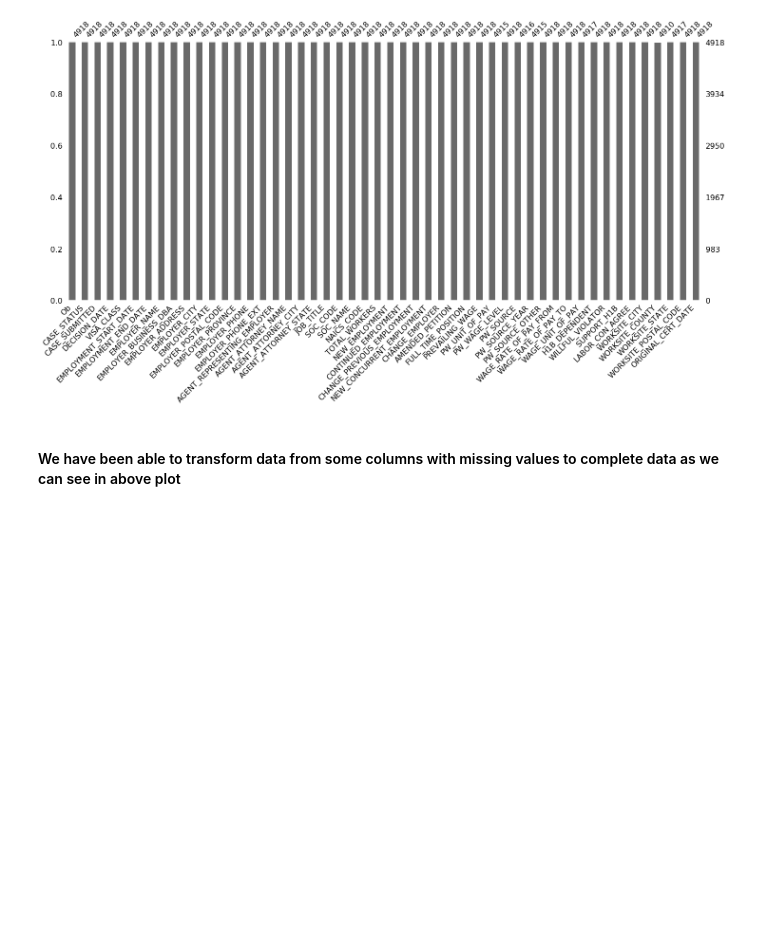
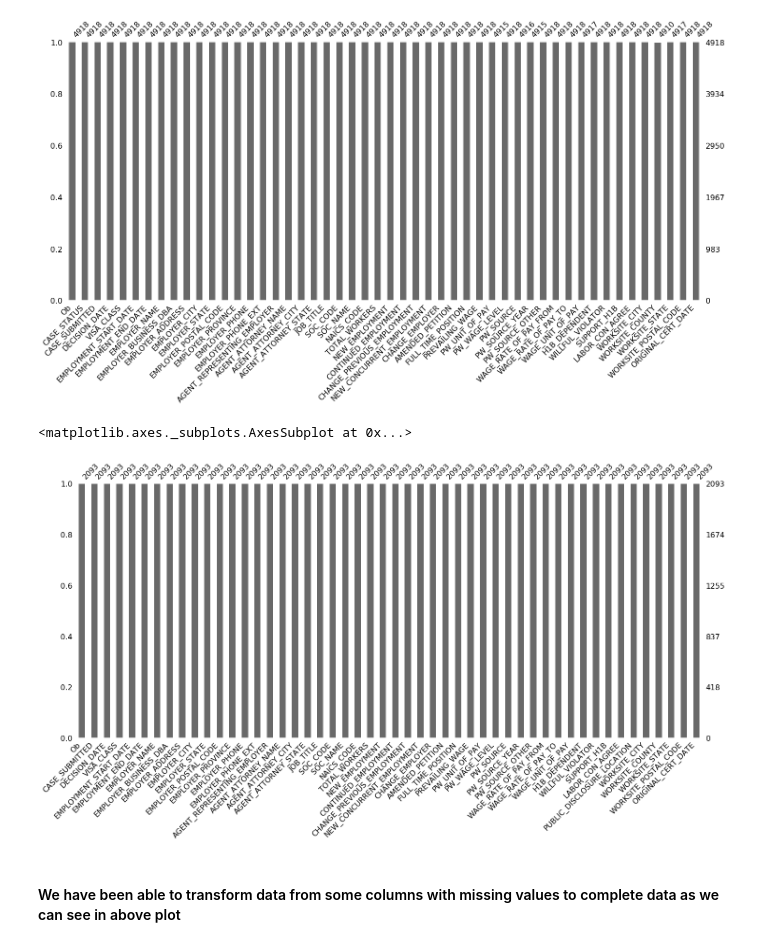
Before and after one commit to amitbhsingh/H1B_VISA, a Jupyter notebook: h1.ipynb, the cells around one changed output. Cells and saved outputs as stored; diff of their text form; code cells hidden in the pictures; blank space fills up the shorter version.

```diff
--- a/h1.ipynb
+++ b/h1.ipynb
@@ -553,7 +570,10 @@ test['PW_WAGE_LEVEL'].fillna(value=0,inplace=True)
 test['AGENT_REPRESENTING_EMPLOYER'].fillna(value=0,inplace=True)
 # this step will replace all the column rows with Y and N to 1 and 0
 
-train['EMPLOYER_PROVINCE'].fillna(value=0,inplace=True)
+test['EMPLOYER_PROVINCE'].fillna(value=0,inplace=True)
+test['PW_SOURCE_OTHER'].fillna(value=0,inplace=True)
+test['H1B_DEPENDENT'].fillna(value=0,inplace=True)
+test['WILLFUL_VIOLATOR'].fillna(value=0,inplace=True)
 
 #COLUMNS TO BE DROPPED
 test.drop('EMPLOYER_COUNTRY',axis=1,inplace=True)
@@ -566,6 +586,11 @@ msno.bar(train)
 # %% [output]
 <matplotlib.axes._subplots.AxesSubplot at 0x...>
 [figure]
+# %%
+msno.bar(test)
+# %% [output]
+<matplotlib.axes._subplots.AxesSubplot at 0x...>
+[figure, added]
 # %% [markdown]
 #### We have been able to transform data from some columns with missing values to complete data as we can see in above plot
 # %%
```
Also changed, not shown: parts of 40 cells of this notebook.
